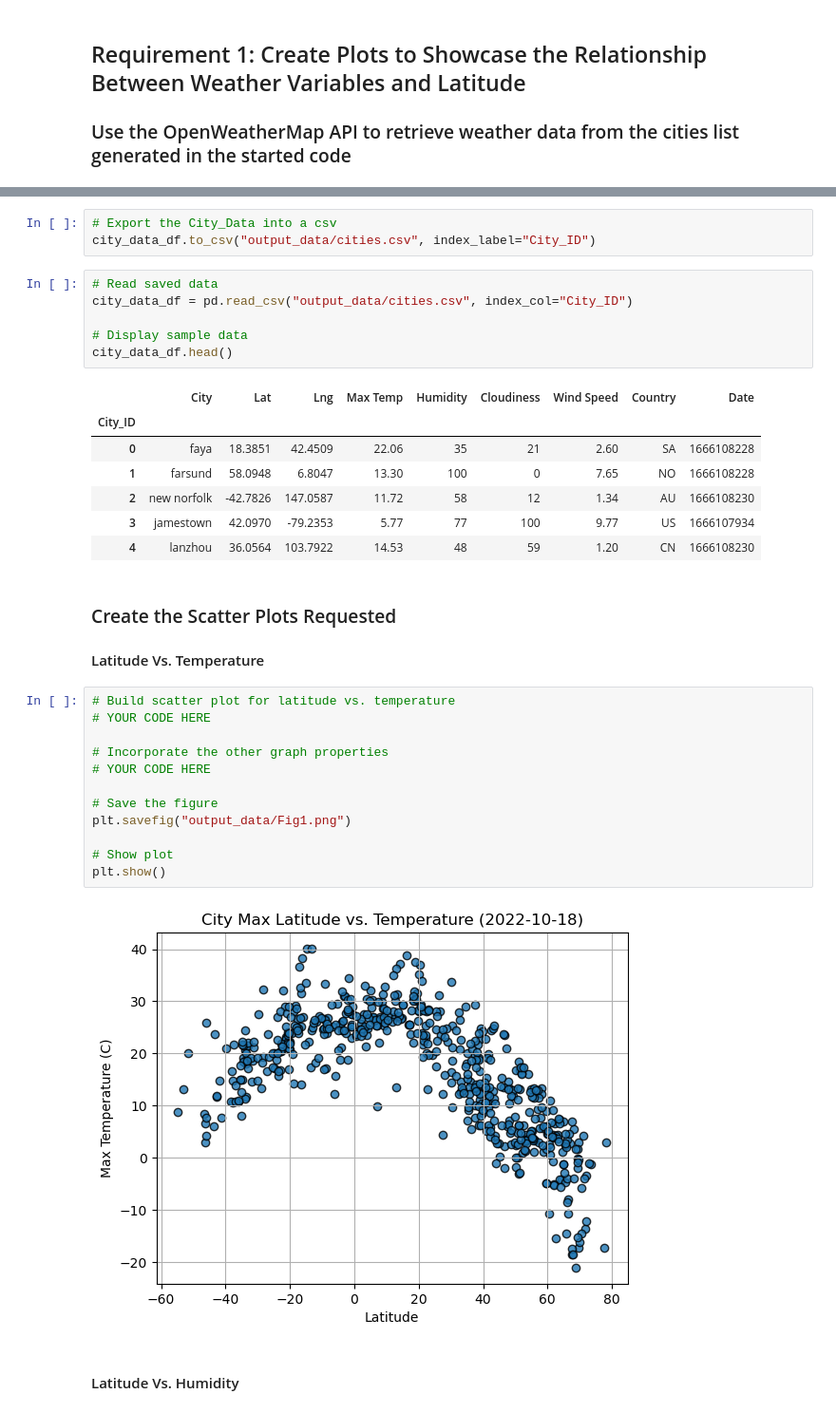
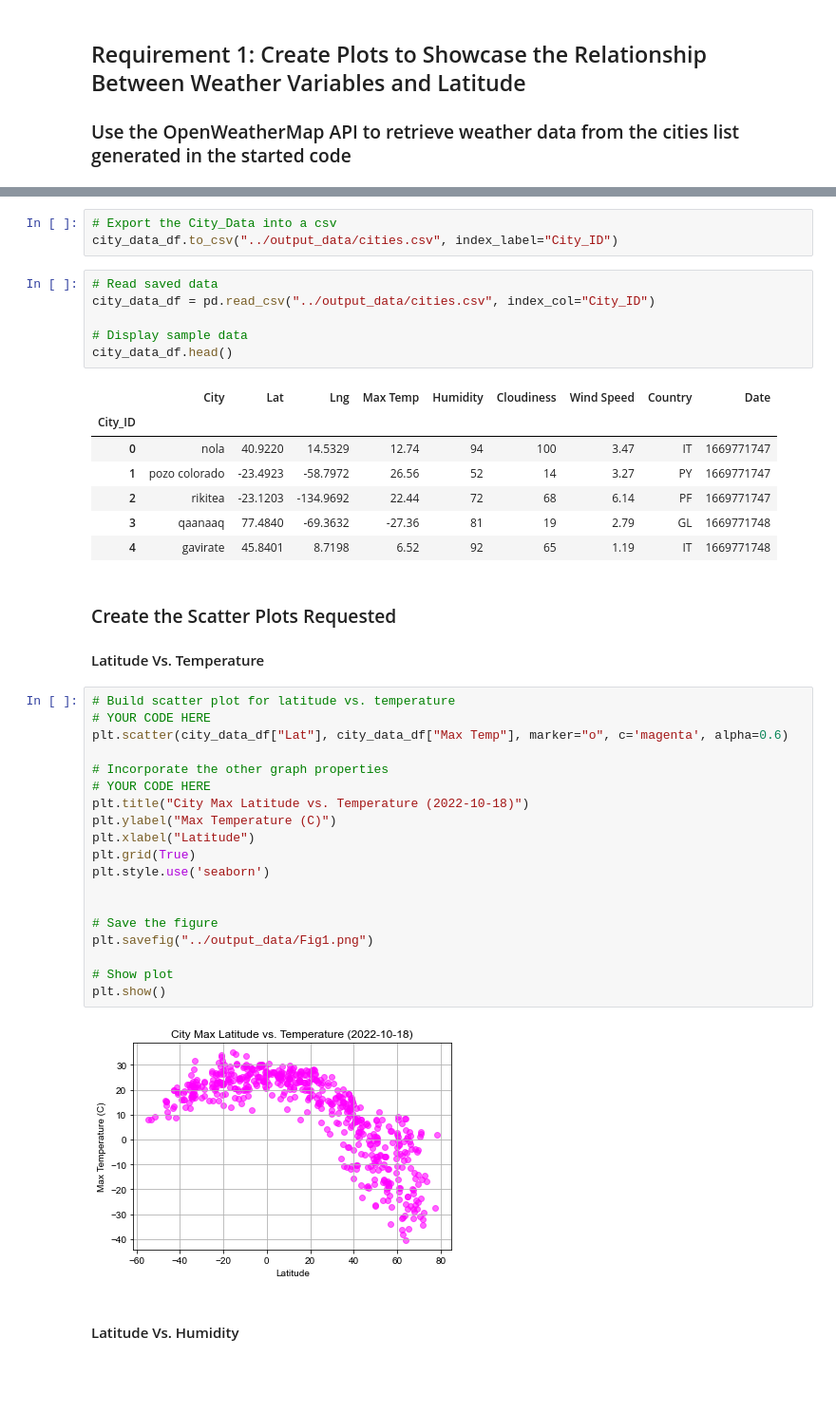
Before and after one commit to lilstanli/python-api-challenge, a Jupyter notebook: starter_code/WeatherPy.ipynb, the cells around one changed output, grey strips where cells are left out. Shown: that part at 95% size. Cells and saved outputs as stored; diff of their text form; blank space fills up the shorter version.

```diff
--- a/starter_code/WeatherPy.ipynb
+++ b/starter_code/WeatherPy.ipynb
@@ -169,20 +174,20 @@ city_data_df.head()
 # %%
 # Export the City_Data into a csv
-city_data_df.to_csv("output_data/cities.csv", index_label="City_ID")
+city_data_df.to_csv("../output_data/cities.csv", index_label="City_ID")
 # %%
 # Read saved data
-city_data_df = pd.read_csv("output_data/cities.csv", index_col="City_ID")
+city_data_df = pd.read_csv("../output_data/cities.csv", index_col="City_ID")
 
 # Display sample data
 city_data_df.head()
 # %% [output]
 |  | City | Lat | Lng | Max Temp | Humidity | Cloudiness | Wind Speed | Country | Date |
 | City_ID |  |  |  |  |  |  |  |  |  |
-| 0 | faya | 18.3851 | 42.4509 | 22.06 | 35 | 21 | 2.60 | SA | 1666108228 |
-| 1 | farsund | 58.0948 | 6.8047 | 13.30 | 100 | 0 | 7.65 | NO | 1666108228 |
-| 2 | new norfolk | -42.7826 | 147.0587 | 11.72 | 58 | 12 | 1.34 | AU | 1666108230 |
-| 3 | jamestown | 42.0970 | -79.2353 | 5.77 | 77 | 100 | 9.77 | US | 1666107934 |
-| 4 | lanzhou | 36.0564 | 103.7922 | 14.53 | 48 | 59 | 1.20 | CN | 1666108230 |
+| 0 | nola | 40.9220 | 14.5329 | 12.74 | 94 | 100 | 3.47 | IT | 1669771747 |
+| 1 | pozo colorado | -23.4923 | -58.7972 | 26.56 | 52 | 14 | 3.27 | PY | 1669771747 |
+| 2 | rikitea | -23.1203 | -134.9692 | 22.44 | 72 | 68 | 6.14 | PF | 1669771747 |
+| 3 | qaanaaq | 77.4840 | -69.3632 | -27.36 | 81 | 19 | 2.79 | GL | 1669771748 |
+| 4 | gavirate | 45.8401 | 8.7198 | 6.52 | 92 | 65 | 1.19 | IT | 1669771748 |
 # %% [markdown]
 ### Create the Scatter Plots Requested
 
@@ -190,17 +195,24 @@ city_data_df.head()
 # %%
 # Build scatter plot for latitude vs. temperature
 # YOUR CODE HERE
+plt.scatter(city_data_df["Lat"], city_data_df["Max Temp"], marker="o", c='magenta', alpha=0.6)
 
 # Incorporate the other graph properties
 # YOUR CODE HERE
+plt.title("City Max Latitude vs. Temperature (2022-10-18)")
+plt.ylabel("Max Temperature (C)")
+plt.xlabel("Latitude")
+plt.grid(True)
+plt.style.use('seaborn')
+
 
 # Save the figure
-plt.savefig("output_data/Fig1.png")
+plt.savefig("../output_data/Fig1.png")
 
 # Show plot
 plt.show()
 # %% [output]
-[figure, old version]
+[figure, new version]
 # %% [markdown]
 #### Latitude Vs. Humidity
 # %%
```
Also changed, not shown: parts of 27 cells of this notebook, 10 other files.
